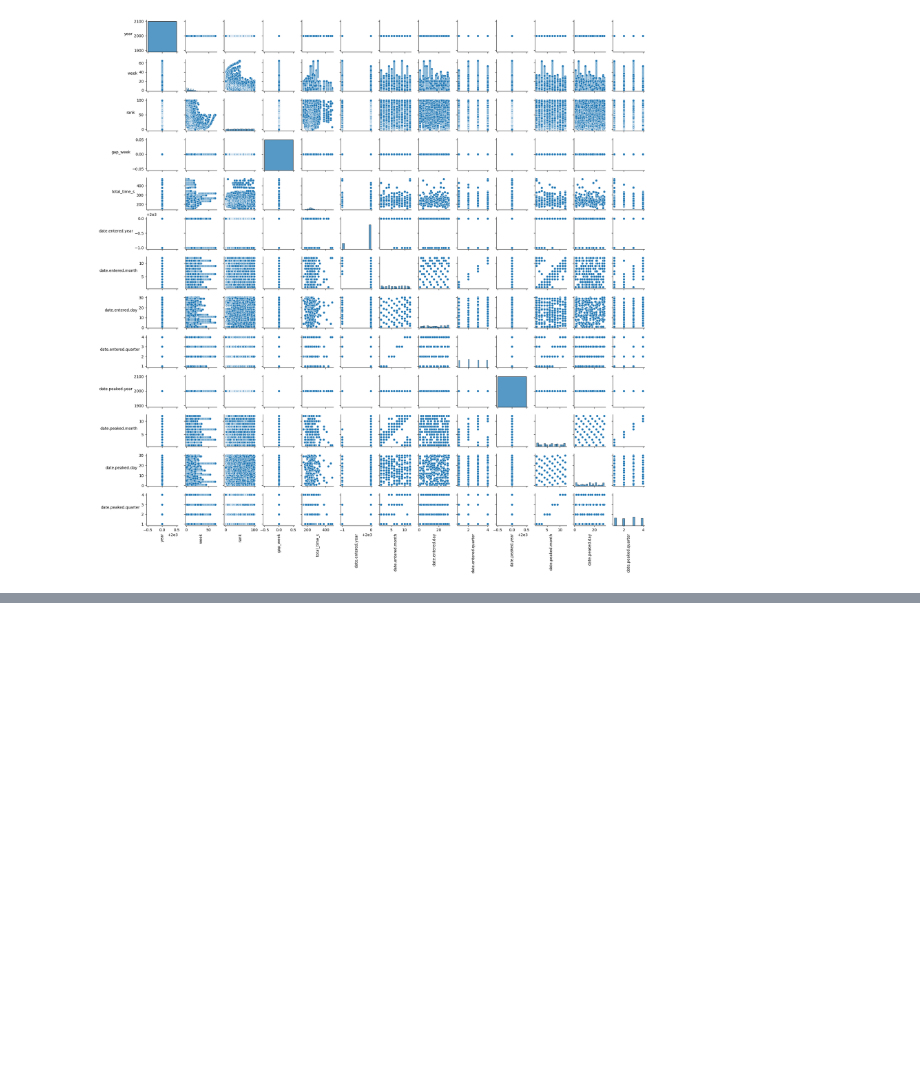
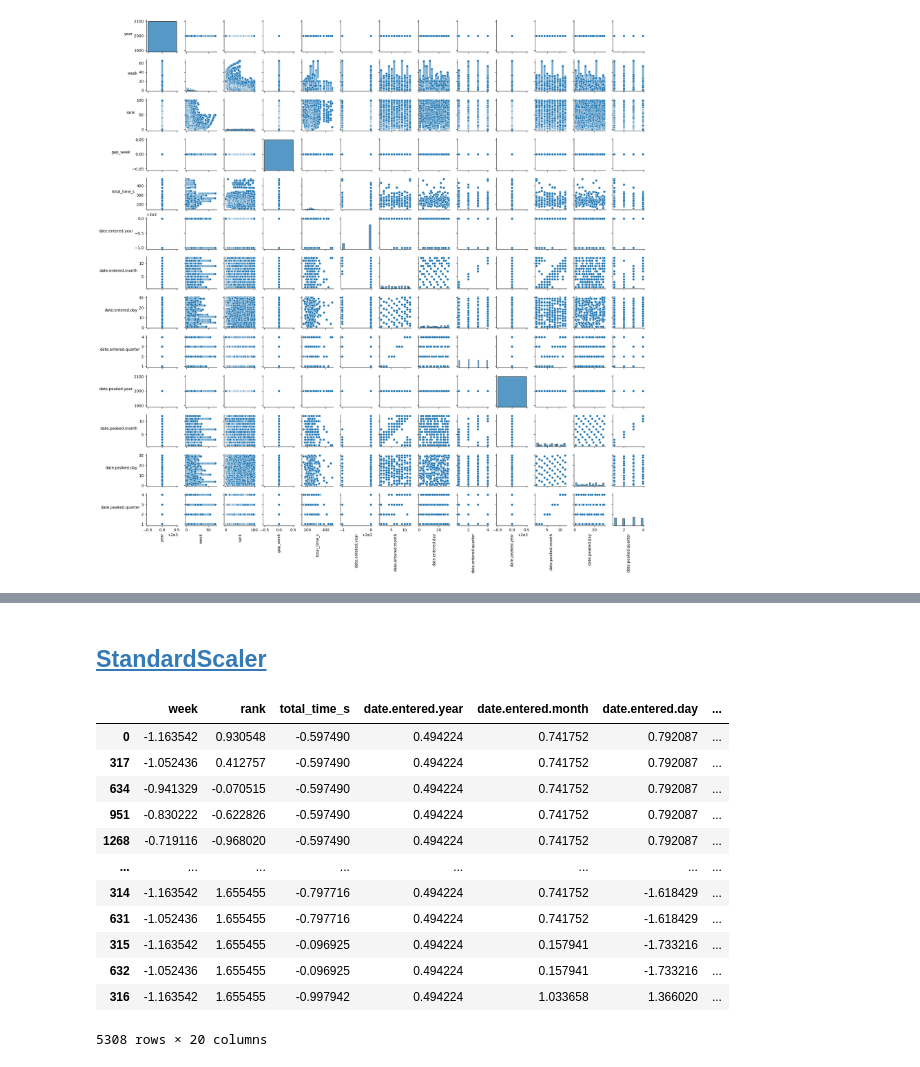
Before and after one commit to IpeBau/csci113i-business_intelligence, a Jupyter notebook: data_exploration_and_feature_relevance/data_exploration_and_feature_relevance.ipynb, the cells around one changed output, grey strips where cells are left out. Saved outputs shown, nothing was run; the diff lists cells and outputs as text; code cells hidden in the pictures; blank space fills up the shorter version.

```diff
--- a/data_exploration_and_feature_relevance/data_exploration_and_feature_relevance.ipynb
+++ b/data_exploration_and_feature_relevance/data_exploration_and_feature_relevance.ipynb
@@ -718,0 +807,21 @@ plt.show()
+# %% [markdown]
+## [StandardScaler](https://scikit-learn.org/stable/modules/generated/sklearn.preprocessing.StandardScaler.html)
+# %%
+from sklearn.preprocessing import StandardScaler
+
+standard_scaler = StandardScaler().fit(scale_df).set_output(transform='pandas')
+standard_scaler.transform(scale_df)
+# %% [output]
+|  | week | rank | total_time_s | date.entered.year | date.entered.month | date.entered.day | ... |
+| 0 | -1.163542 | 0.930548 | -0.597490 | 0.494224 | 0.741752 | 0.792087 | ... |
+| 317 | -1.052436 | 0.412757 | -0.597490 | 0.494224 | 0.741752 | 0.792087 | ... |
+| 634 | -0.941329 | -0.070515 | -0.597490 | 0.494224 | 0.741752 | 0.792087 | ... |
+| 951 | -0.830222 | -0.622826 | -0.597490 | 0.494224 | 0.741752 | 0.792087 | ... |
+| 1268 | -0.719116 | -0.968020 | -0.597490 | 0.494224 | 0.741752 | 0.792087 | ... |
+| ... | ... | ... | ... | ... | ... | ... | ... |
+| 314 | -1.163542 | 1.655455 | -0.797716 | 0.494224 | 0.741752 | -1.618429 | ... |
+| 631 | -1.052436 | 1.655455 | -0.797716 | 0.494224 | 0.741752 | -1.618429 | ... |
+| 315 | -1.163542 | 1.655455 | -0.096925 | 0.494224 | 0.157941 | -1.733216 | ... |
+| 632 | -1.052436 | 1.655455 | -0.096925 | 0.494224 | 0.157941 | -1.733216 | ... |
+| 316 | -1.163542 | 1.655455 | -0.997942 | 0.494224 | 1.033658 | 1.366020 | ... |
+5308 rows × 20 columns
```
Also changed, not shown: parts of 41 cells of this notebook, 3 other files.
